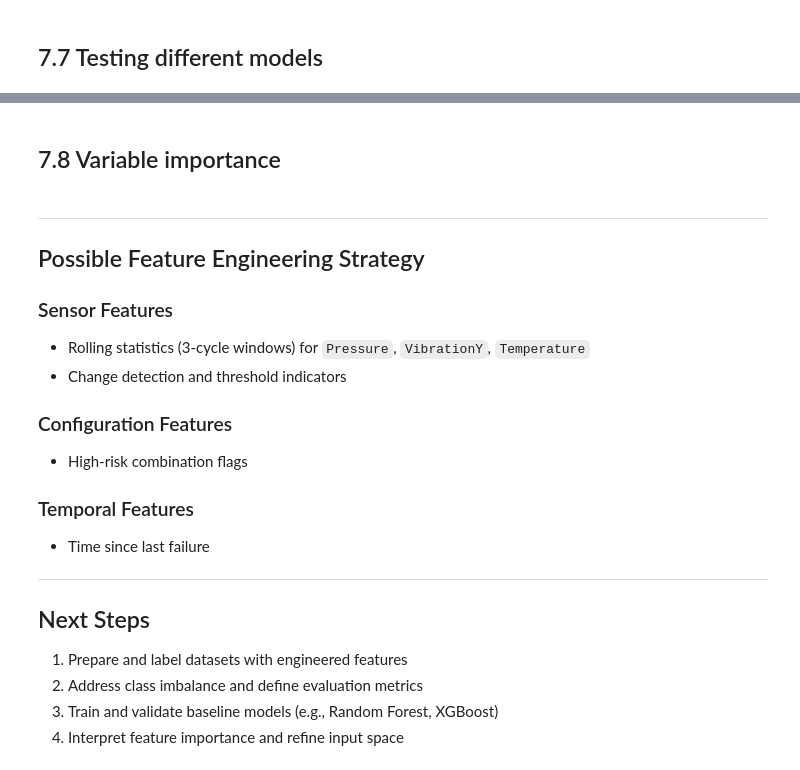
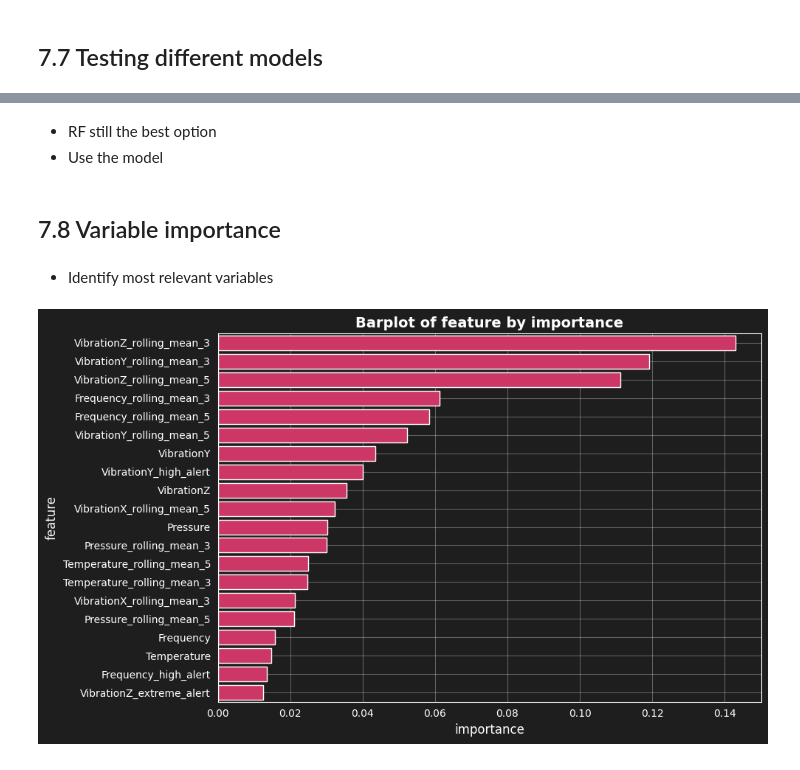
Before and after one commit to jackson-simionato/fpso-equipment-monitoring, a Jupyter notebook: notebooks/01_eda_exploration.ipynb, the cells around one changed output, grey strips where cells are left out. Drawn from its saved outputs; the diff is of its cells as text; code cells hidden in the pictures.

Commit message:
add feature importance interpretation

```diff
--- a/notebooks/01_eda_exploration.ipynb
+++ b/notebooks/01_eda_exploration.ipynb
@@ -1632,10 +1614,7 @@ Best Accuracy: Random Forest (0.9703)
+# %% [markdown]
+- RF still the best option
+- Use the model
 # %% [markdown]
 ## 7.8 Variable importance
-# %%
-X_reduced = X_train.drop(columns=['cycles_since_last_failure'])
-
-pipeline.fit(X_reduced, y_train)
-y_pred = pipeline.predict(X_reduced)
-
-from sklearn.metrics import classification_report
-print(classification_report(y_train, y_pred))
+# %% [markdown]
+- Identify most relevant variables
@@ -1642,51 +1653,8 @@ print(classification_report(y_train, y_pred))
 # %%
-# Get feature names (after scaling, so same as input)
-X_reduced = X_train.drop(columns=['cycles_since_last_failure'])
-feature_names = X_reduced.columns
+# Get importances
+importance_df = get_rf_feature_importance(pipeline, X_train, y_train)
 
-pipeline.fit(X_reduced, y_train)
-
-# Get importances from final model in pipeline
-importances = pipeline.named_steps['model'].feature_importances_
-
-# Create a DataFrame
-importance_df = pd.DataFrame({
-    'feature': feature_names,
-    'importance': importances
-}).sort_values(by='importance', ascending=False)
-
-# Plot top N features
-top_n = 20
-plt.figure(figsize=(10, 6))
-sns.barplot(x='importance', y='feature', data=importance_df.head(top_n))
-plt.title(f'Top {top_n} Most Important Features')
-plt.tight_layout()
-plt.show()
-
-y_pred = pipeline.predict(X_reduced)
-
-from sklearn.metrics import classification_report
-print(classification_report(y_train, y_pred))
+# Plot top 20
+fig = DataPlotter().plot_bar(importance_df.head(20), y='feature', x='importance')
+# %% [output]
+[figure, added]
-# %% [markdown]
----
-
-## Possible Feature Engineering Strategy
-
-### Sensor Features
-- Rolling statistics (3-cycle windows) for `Pressure`, `VibrationY`, `Temperature`
-- Change detection and threshold indicators
-
-### Configuration Features
-- High-risk combination flags
-
-### Temporal Features
-- Time since last failure
-
----
-
-## Next Steps
-
-1. Prepare and label datasets with engineered features
-2. Address class imbalance and define evaluation metrics
-3. Train and validate baseline models (e.g., Random Forest, XGBoost)
-4. Interpret feature importance and refine input space
```
Also changed, not shown: parts of 3 cells of this notebook.
